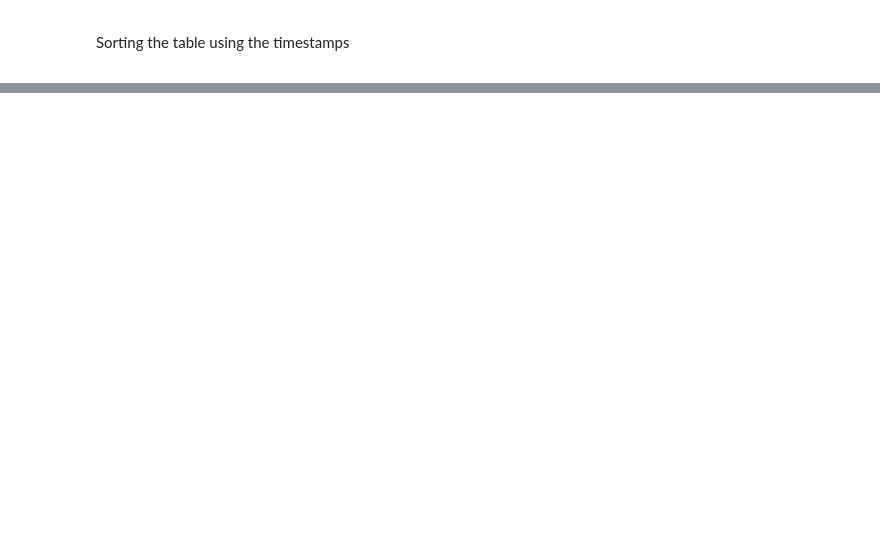
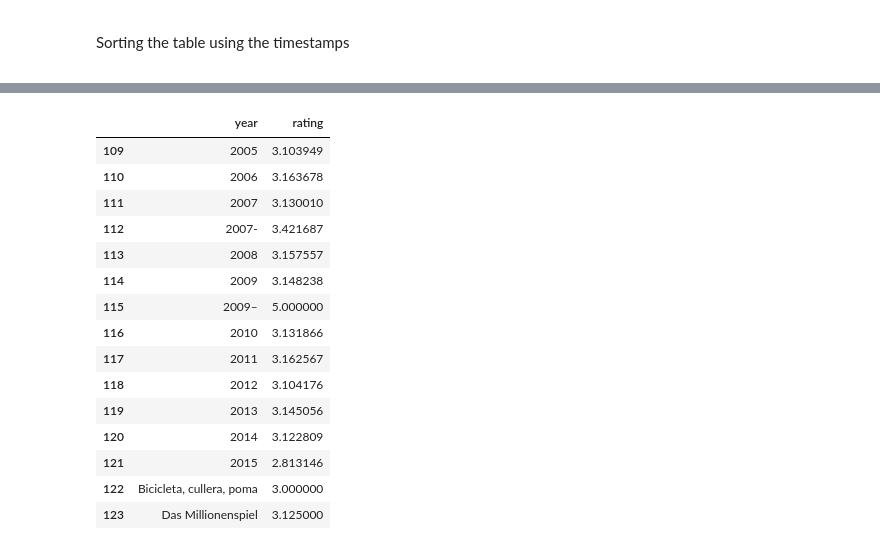
Before and after one commit to stnorling/Python-DS-UCSD, a Jupyter notebook: Week-4-Pandas/Introduction to Pandas.ipynb, the cells around one changed output, grey strips where cells are left out. Cells and saved outputs as stored; diff of their text form; code cells hidden in the pictures; blank space fills up the shorter version.

```diff
--- a/Week-4-Pandas/Introduction to Pandas.ipynb
+++ b/Week-4-Pandas/Introduction to Pandas.ipynb
@@ -595,0 +1278,24 @@ yearly_average[-20:].plot(x='year', y='rating', figsize=(15,10), grid=True)
+# %%
+# to yield average rating per year we create a new array named yearly_average which is created
+# using the 'year' & 'rating' columns from our joined table. this is grouped by year and paired
+# against the mean of each rating per year
+
+yearly_average = joined[['year','rating']].groupby('year', as_index=False).mean()
+yearly_average[-15:]
+# %% [output]
+|  | year | rating |
+| 109 | 2005 | 3.103949 |
+| 110 | 2006 | 3.163678 |
+| 111 | 2007 | 3.130010 |
+| 112 | 2007- | 3.421687 |
+| 113 | 2008 | 3.157557 |
+| 114 | 2009 | 3.148238 |
+| 115 | 2009– | 5.000000 |
+| 116 | 2010 | 3.131866 |
+| 117 | 2011 | 3.162567 |
+| 118 | 2012 | 3.104176 |
+| 119 | 2013 | 3.145056 |
+| 120 | 2014 | 3.122809 |
+| 121 | 2015 | 2.813146 |
+| 122 | Bicicleta, cullera, poma | 3.000000 |
+| 123 | Das Millionenspiel | 3.125000 |
```
Also changed, not shown: parts of 132 cells of this notebook.
